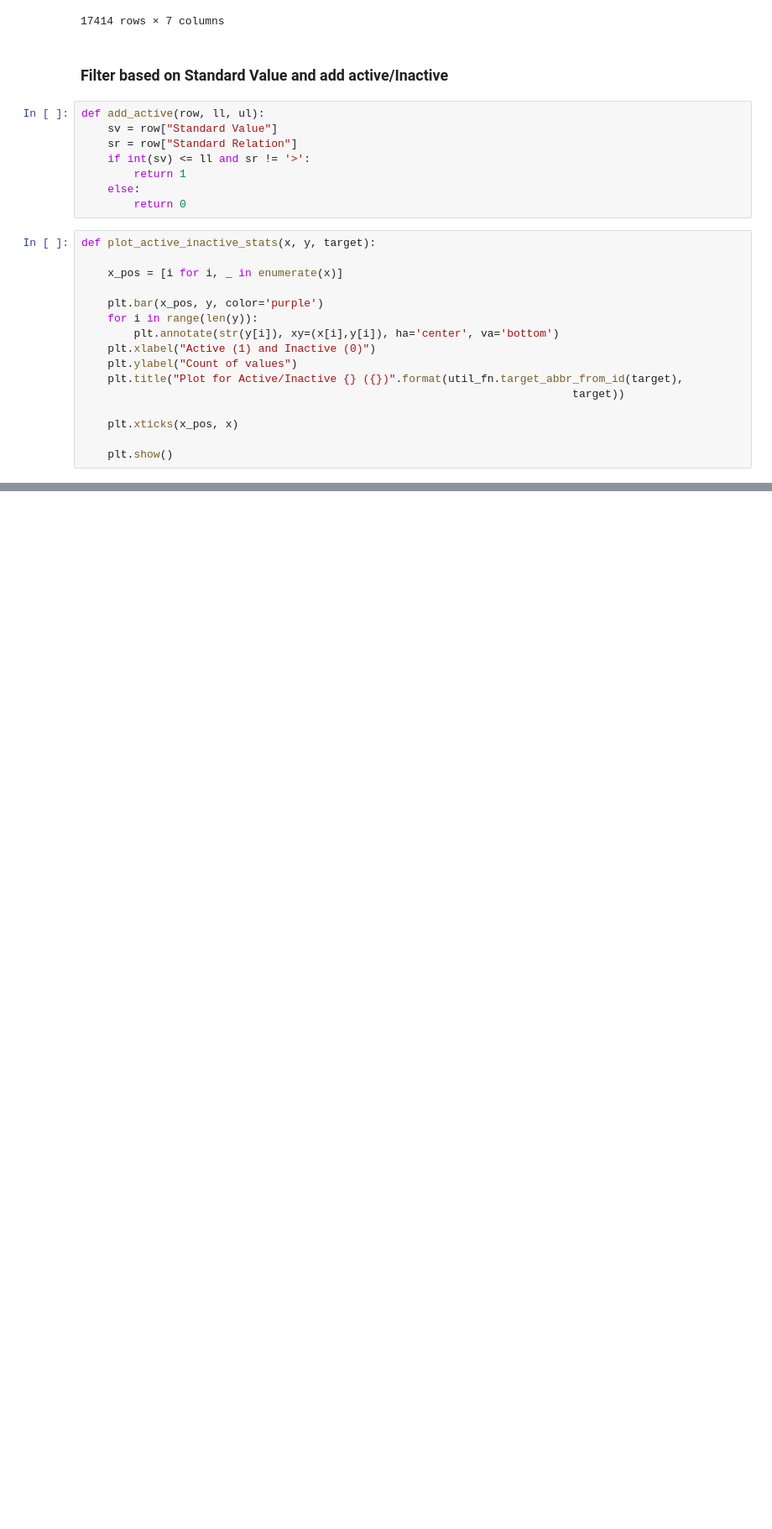
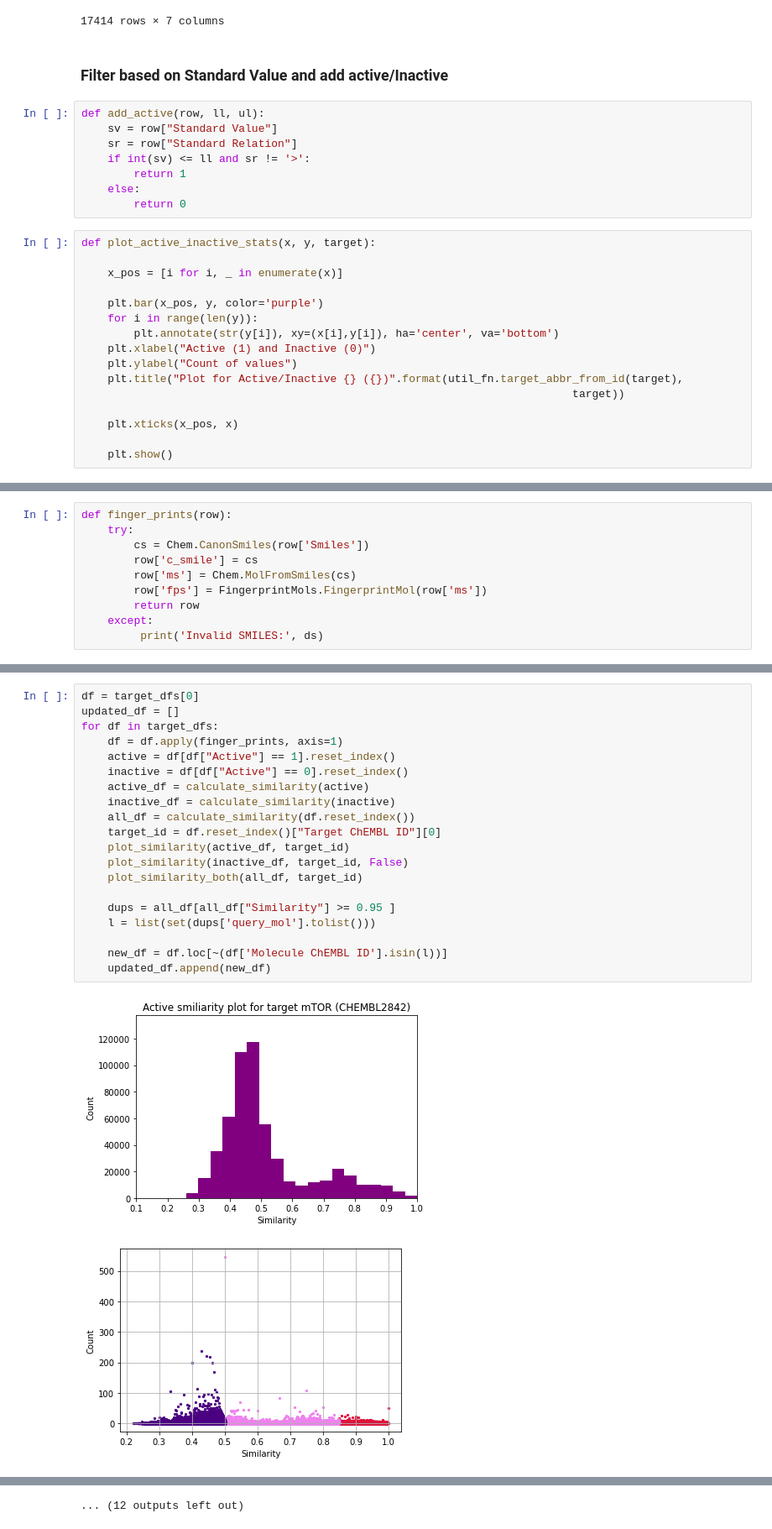
Before and after one commit to kperveen/dti-chembl, a Jupyter notebook: Cleaning-Bioactivities.ipynb, the cells around one changed output, grey strips where cells are left out. Shown: that part at 84% size. Cells and saved outputs as stored; diff of their text form; blank space fills up the shorter version.

```diff
--- a/Cleaning-Bioactivities.ipynb
+++ b/Cleaning-Bioactivities.ipynb
@@ -244,0 +249,10 @@ cleaned_data = pd.concat(target_dfs)
+# %%
+def finger_prints(row):
+    try:
+        cs = Chem.CanonSmiles(row['Smiles'])
+        row['c_smile'] = cs
+        row['ms'] = Chem.MolFromSmiles(cs)
+        row['fps'] = FingerprintMols.FingerprintMol(row['ms'])
+        return row
+    except:
+         print('Invalid SMILES:', ds)
@@ -244,0 +360,23 @@ cleaned_data = pd.concat(target_dfs)
+# %%
+df = target_dfs[0]
+updated_df = []
+for df in target_dfs:
+    df = df.apply(finger_prints, axis=1)
+    active = df[df["Active"] == 1].reset_index()
+    inactive = df[df["Active"] == 0].reset_index()
+    active_df = calculate_similarity(active)
+    inactive_df = calculate_similarity(inactive)
+    all_df = calculate_similarity(df.reset_index())
+    target_id = df.reset_index()["Target ChEMBL ID"][0]
+    plot_similarity(active_df, target_id)
+    plot_similarity(inactive_df, target_id, False)
+    plot_similarity_both(all_df, target_id)
+
+    dups = all_df[all_df["Similarity"] >= 0.95 ]
+    l = list(set(dups['query_mol'].tolist()))
+
+    new_df = df.loc[~(df['Molecule ChEMBL ID'].isin(l))]
+    updated_df.append(new_df)
+# %% [output]
+[figure, added]
+[figure, added]
@@ -244,0 +393 @@ cleaned_data = pd.concat(target_dfs)
+... (12 outputs left out)
```
Also changed, not shown: parts of 19 cells of this notebook.
